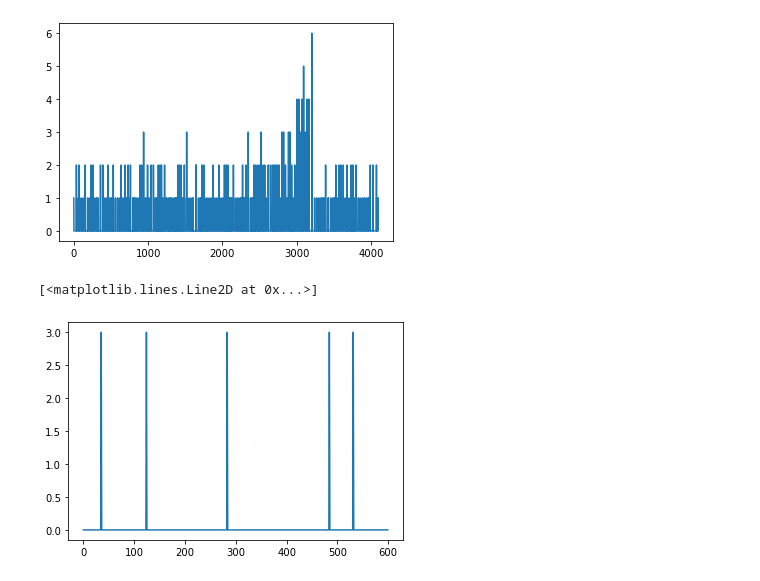
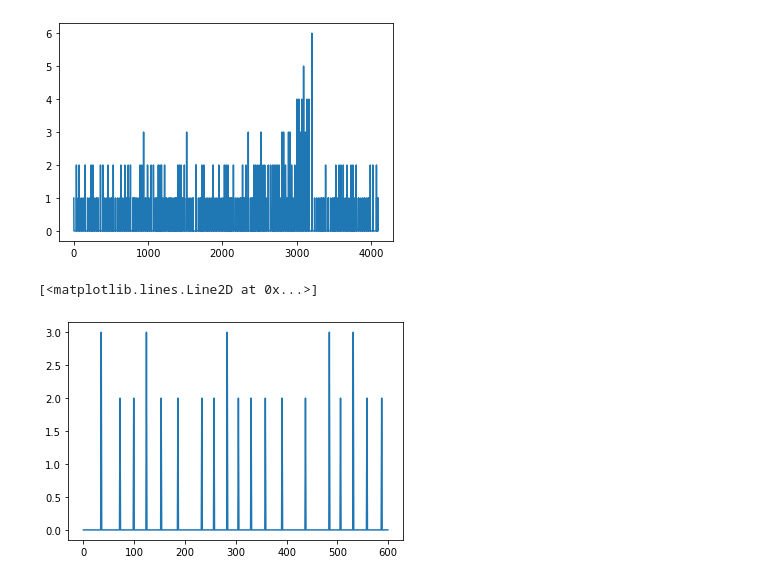
Before and after one commit to MusicalInformatics/miws2021env, a Jupyter notebook: key_meter_estimation/meter_estimation.ipynb, the cells around one changed output. Saved outputs shown, nothing was run; the diff lists cells and outputs as text; code cells hidden in the pictures.

```diff
--- a/key_meter_estimation/meter_estimation.ipynb
+++ b/key_meter_estimation/meter_estimation.ipynb
@@ -55,27 +57,28 @@ plt.plot(frames)
 [<matplotlib.lines.Line2D at 0x...>]
 [figure]
 # %%
-# a differenct frame generation process
+# a different frame generation process that aggregates very close onsets and encodes dynamics / quantity
+
 aggregated_notes = [(0,0)]
 CHORD_SPREAD_TIME = 1/12 # a little faster than 16th notes at 180 bpm
 for note in ppart.notes:
     prev_note_on = aggregated_notes[-1][0]
     note_on = note["note_on"]
     prev_note_vel = aggregated_notes[-1][1]
     if abs(note_on - prev_note_on) < CHORD_SPREAD_TIME:
         aggregated_notes[-1] = (note_on, prev_note_vel + 1) #note["velocity"]
 
     else:
         aggregated_notes.append((note_on, 1))
 
 frames_a = np.zeros(int(onset_duration*FRAMERATE)+1)
 for note in aggregated_notes:
     frames_a[int((note[0]-onset_min)*FRAMERATE)] += note[1]
 
-frames_a[frames_a < 2.1] = 0.0
+frames_a[frames_a < 1.1] = 0.0
 
 plt.plot(frames_a[:600])
 # %% [output]
 [<matplotlib.lines.Line2D at 0x...>]
-[figure, old version]
+[figure, new version]
 # %%
```
Also changed, not shown: parts of 8 cells of this notebook, 4 other files.
